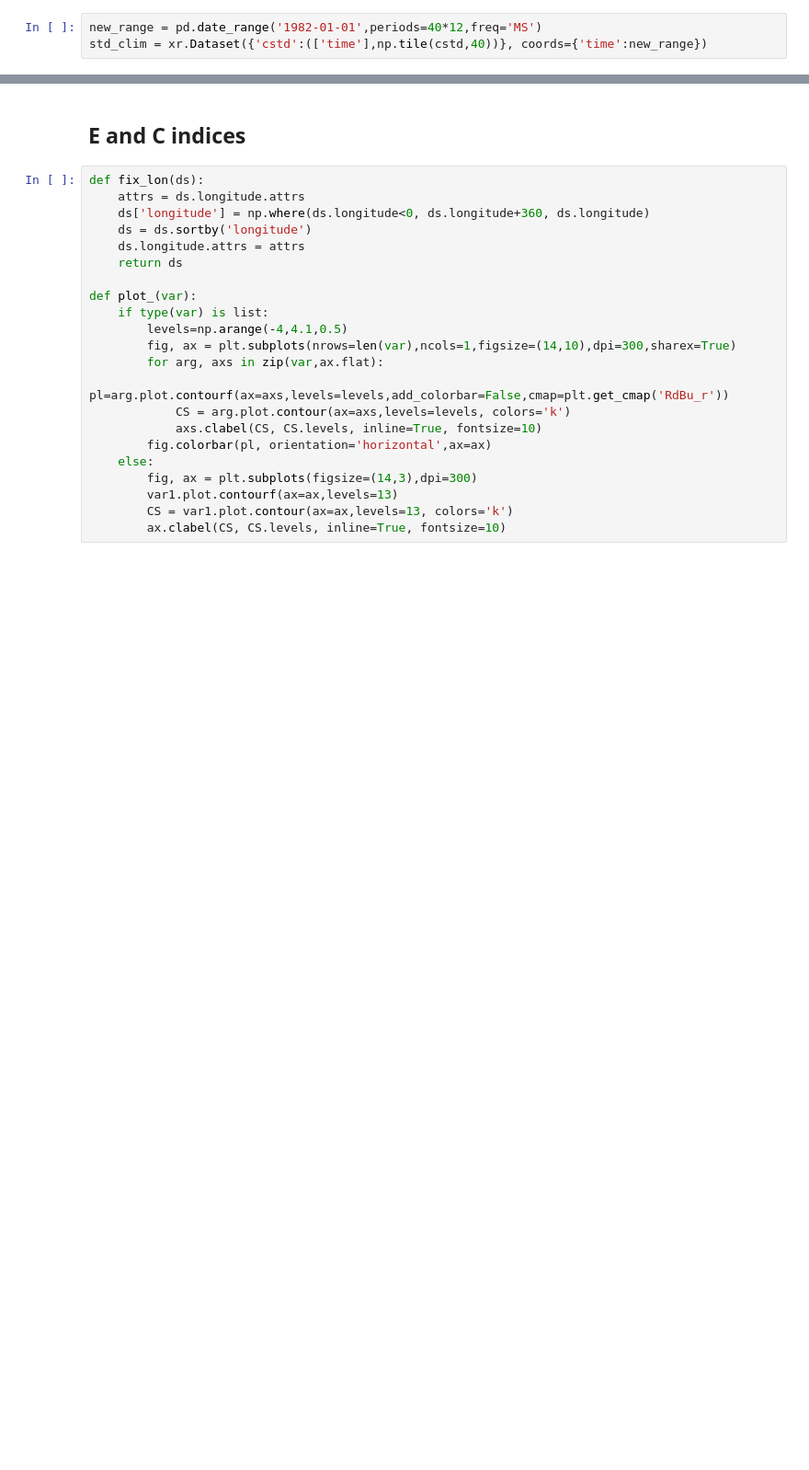
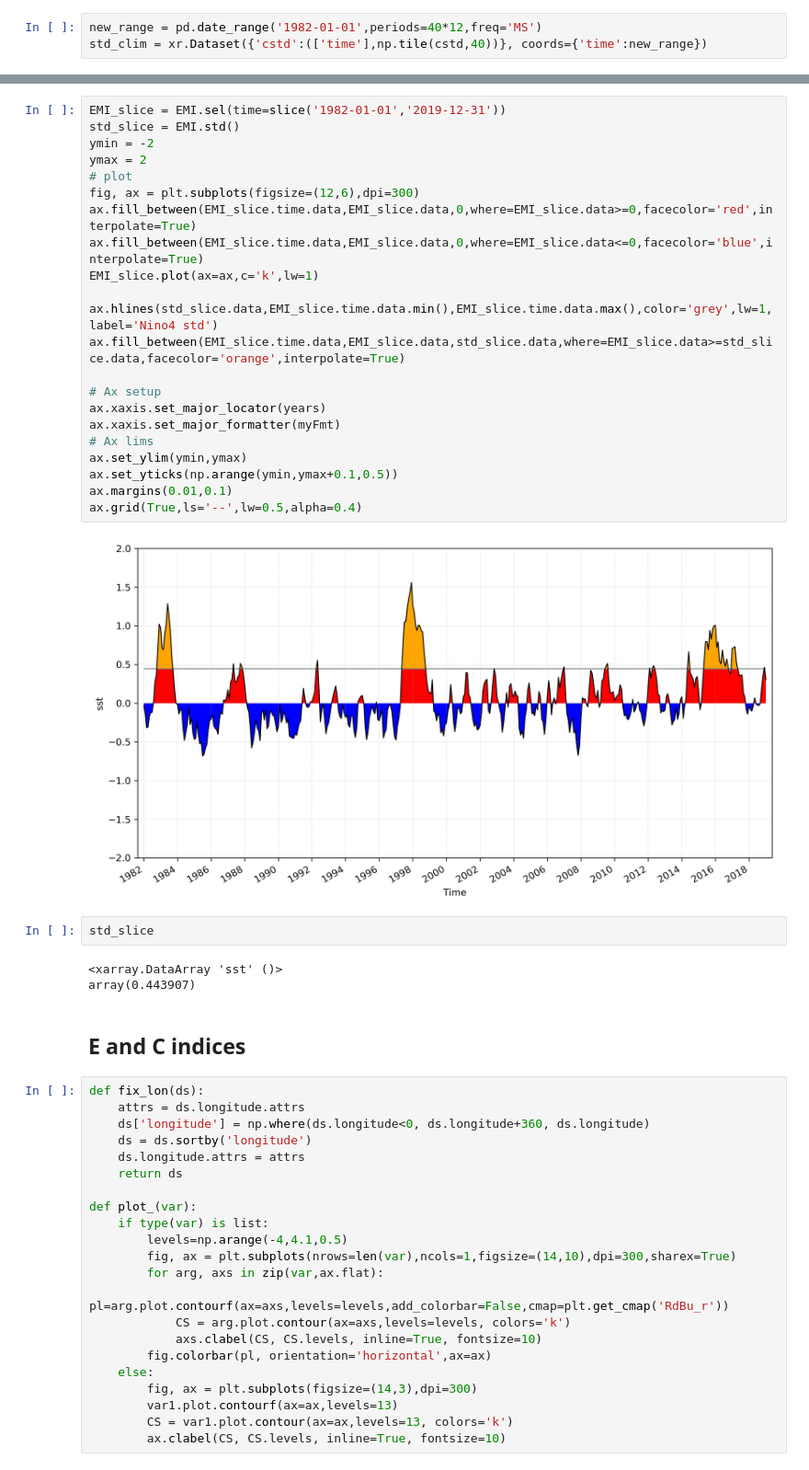
Before and after one commit to griverat/nino_indices, a Jupyter notebook: Notebooks/nino_indices.ipynb, the cells around one changed output, grey strips where cells are left out. Shown at 92% size. Saved outputs shown, nothing was run; the diff lists cells and outputs as text; blank space fills up the shorter version.

```diff
--- a/Notebooks/nino_indices.ipynb
+++ b/Notebooks/nino_indices.ipynb
@@ -149,3 +157,32 @@ ax.margins(0.01,0.1)
+# %%
+EMI_slice = EMI.sel(time=slice('1982-01-01','2019-12-31'))
+std_slice = EMI.std()
+ymin = -2
+ymax = 2
+# plot
+fig, ax = plt.subplots(figsize=(12,6),dpi=300)
+ax.fill_between(EMI_slice.time.data,EMI_slice.data,0,where=EMI_slice.data>=0,facecolor='red',interpolate=True)
+ax.fill_between(EMI_slice.time.data,EMI_slice.data,0,where=EMI_slice.data<=0,facecolor='blue',interpolate=True)
+EMI_slice.plot(ax=ax,c='k',lw=1)
+
+ax.hlines(std_slice.data,EMI_slice.time.data.min(),EMI_slice.time.data.max(),color='grey',lw=1,label='Nino4 std')
+ax.fill_between(EMI_slice.time.data,EMI_slice.data,std_slice.data,where=EMI_slice.data>=std_slice.data,facecolor='orange',interpolate=True)
+
+# Ax setup
+ax.xaxis.set_major_locator(years)
+ax.xaxis.set_major_formatter(myFmt)
+# Ax lims
+ax.set_ylim(ymin,ymax)
+ax.set_yticks(np.arange(ymin,ymax+0.1,0.5))
+ax.margins(0.01,0.1)
+ax.grid(True,ls='--',lw=0.5,alpha=0.4)
+# %% [output]
+[figure, added]
+# %%
+std_slice
+# %% [output]
+<xarray.DataArray 'sst' ()>
+array(0.443907)
 # %% [markdown]
 ## E and C indices
 # %%
```
Also changed, not shown: parts of 4 cells of this notebook.
